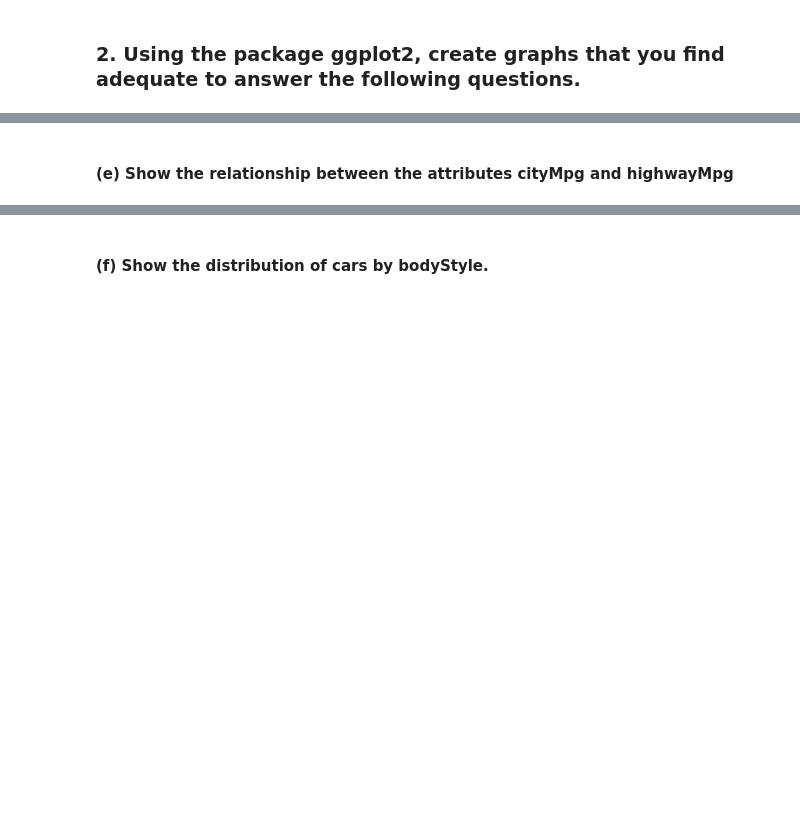
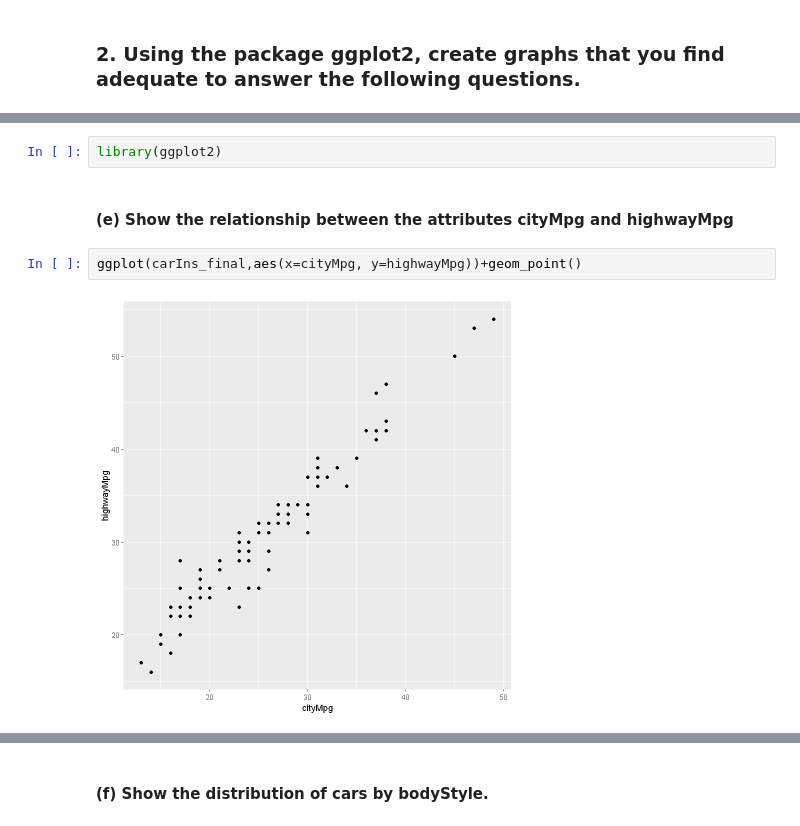
Before and after one commit to PaolaMaribel18/hands-on-2023A, a Jupyter notebook: notebooks/03-dataexploration.ipynb, the cells around one changed output, grey strips where cells are left out. Saved outputs shown, nothing was run; the diff lists cells and outputs as text; blank space fills up the shorter version.

```diff
--- a/notebooks/03-dataexploration.ipynb
+++ b/notebooks/03-dataexploration.ipynb
@@ -138,2 +147,8 @@ A tibble: 5 × 4
+# %%
+library(ggplot2)
 # %% [markdown]
 #### (e) Show the relationship between the attributes cityMpg and highwayMpg
+# %%
+ggplot(carIns_final,aes(x=cityMpg, y=highwayMpg))+geom_point()
+# %% [output]
+[figure, added]
```
Also changed, not shown: parts of 4 cells of this notebook.
